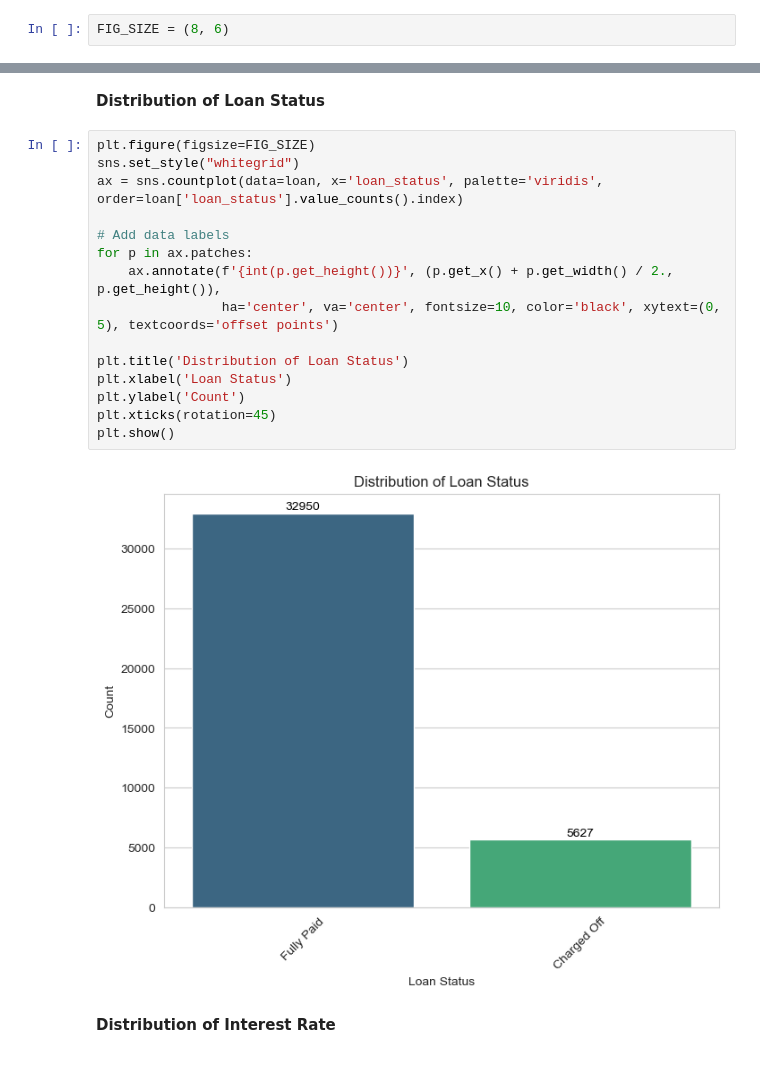
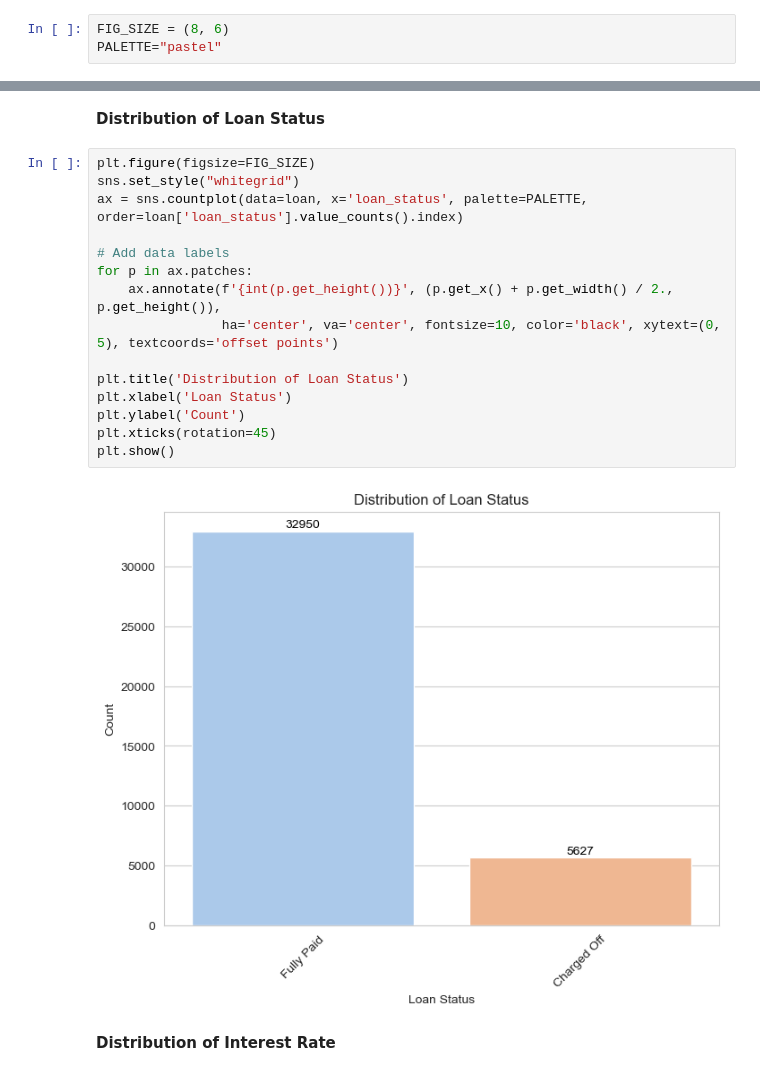
Before and after one commit to lacusu/EDALendingClubCaseStudy, a Jupyter notebook: GroupStudy.ipynb, the cells around one changed output, grey strips where cells are left out. Drawn from its saved outputs; the diff is of its cells as text.

```diff
--- a/GroupStudy.ipynb
+++ b/GroupStudy.ipynb
@@ -533,4 +533,5 @@ loan.head()
 ** Common functions for analysis
 # %%
 FIG_SIZE = (8, 6)
+PALETTE="pastel"
 # %%
@@ -604,20 +605,20 @@ charged_off_data = loan[loan['loan_status'] == 'Charged Off']
 # %%
 plt.figure(figsize=FIG_SIZE)
 sns.set_style("whitegrid")
-ax = sns.countplot(data=loan, x='loan_status', palette='viridis', order=loan['loan_status'].value_counts().index)
+ax = sns.countplot(data=loan, x='loan_status', palette=PALETTE, order=loan['loan_status'].value_counts().index)
 
 # Add data labels
 for p in ax.patches:
     ax.annotate(f'{int(p.get_height())}', (p.get_x() + p.get_width() / 2., p.get_height()),
                 ha='center', va='center', fontsize=10, color='black', xytext=(0, 5), textcoords='offset points')
 
 plt.title('Distribution of Loan Status')
 plt.xlabel('Loan Status')
 plt.ylabel('Count')
 plt.xticks(rotation=45)
 plt.show()
 # %% [output]
-[figure, old version]
+[figure, new version]
 # %% [markdown]
 **Distribution of Interest Rate**
 # %%
```
Also changed, not shown: parts of 8 cells of this notebook.
